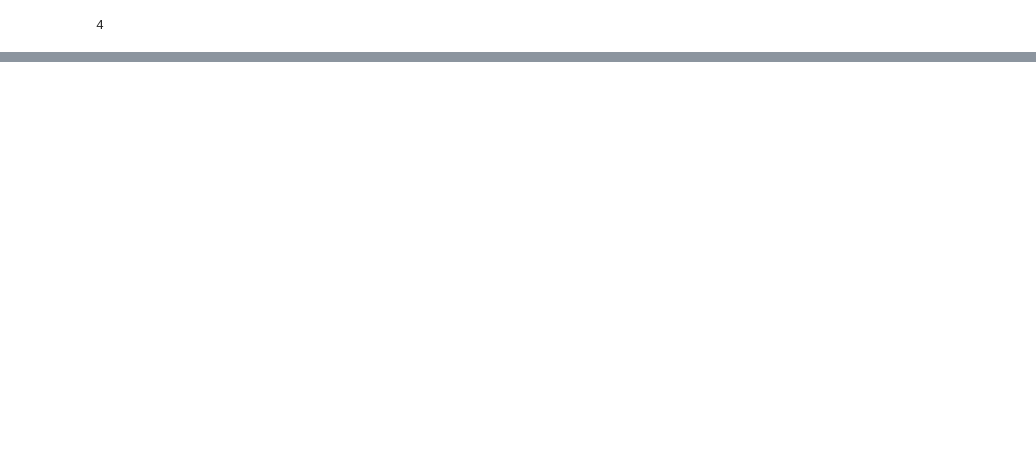
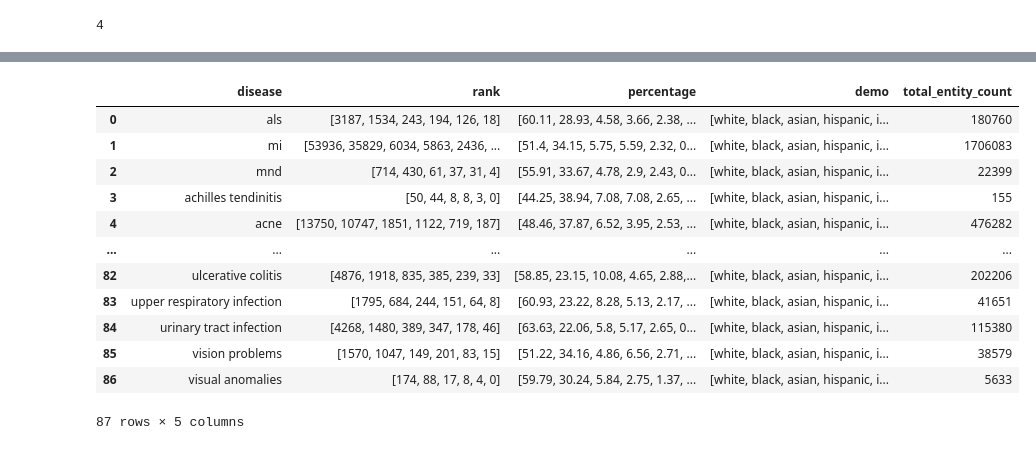
Before and after one commit to shan23chen/Cross-Care, a Jupyter notebook: propagation_eval/section1/co_occurence_count_analysis.ipynb, the cells around one changed output, grey strips where cells are left out. Drawn from its saved outputs; the diff is of its cells as text; code cells hidden in the pictures; blank space fills up the shorter version.

```diff
--- a/propagation_eval/section1/co_occurence_count_analysis.ipynb
+++ b/propagation_eval/section1/co_occurence_count_analysis.ipynb
@@ -98,3 +98,16 @@ CACHED RUN for gender: 73 diseases are the same in the top 77 diseases in each w
 ## making general chart
 # %% [markdown]
 since we have already proved there are not much difference, we will continue to only use 250 window size not only because of its better coverage, but also given modern LMs' longer context abilities.
+# %%
+import sys
+sys.path.insert(0, '../../co_occurrence_generate')
+from replace_disease_names import medical_keywords_dict
+
+d_total_counts = pd.read_json('../../co_occurrence_results/output_infinigram/document_counts/results_disease_document_counts_pile.json')
+d_total_counts['disease'] = [medical_keywords_dict[i][0] for i in d_total_counts['disease']]
+#rename count to total_entity_count
+d_total_counts = d_total_counts.rename(columns={'count': 'total_entity_count'})
+
+# sort d_total_counts based on disease
+d_total_counts = d_total_counts.sort_values('disease')
+d_total_counts
@@ -206,3 +233,21 @@ df_result
+# %%
+# merge with d_total_counts
+df_result = df_result.merge(d_total_counts, on='disease')
+df_result
+# %% [output]
+|  | disease | rank | percentage | demo | total_entity_count |
+| 0 | als | [3187, 1534, 243, 194, 126, 18] | [60.11, 28.93, 4.58, 3.66, 2.38, ... | [white, black, asian, hispanic, i... | 180760 |
+| 1 | mi | [53936, 35829, 6034, 5863, 2436, ... | [51.4, 34.15, 5.75, 5.59, 2.32, 0... | [white, black, asian, hispanic, i... | 1706083 |
+| 2 | mnd | [714, 430, 61, 37, 31, 4] | [55.91, 33.67, 4.78, 2.9, 2.43, 0... | [white, black, asian, hispanic, i... | 22399 |
+| 3 | achilles tendinitis | [50, 44, 8, 8, 3, 0] | [44.25, 38.94, 7.08, 7.08, 2.65, ... | [white, black, asian, hispanic, i... | 155 |
+| 4 | acne | [13750, 10747, 1851, 1122, 719, 187] | [48.46, 37.87, 6.52, 3.95, 2.53, ... | [white, black, asian, hispanic, i... | 476282 |
+| ... | ... | ... | ... | ... | ... |
+| 82 | ulcerative colitis | [4876, 1918, 835, 385, 239, 33] | [58.85, 23.15, 10.08, 4.65, 2.88,... | [white, black, asian, hispanic, i... | 202206 |
+| 83 | upper respiratory infection | [1795, 684, 244, 151, 64, 8] | [60.93, 23.22, 8.28, 5.13, 2.17, ... | [white, black, asian, hispanic, i... | 41651 |
+| 84 | urinary tract infection | [4268, 1480, 389, 347, 178, 46] | [63.63, 22.06, 5.8, 5.17, 2.65, 0... | [white, black, asian, hispanic, i... | 115380 |
+| 85 | vision problems | [1570, 1047, 149, 201, 83, 15] | [51.22, 34.16, 4.86, 6.56, 2.71, ... | [white, black, asian, hispanic, i... | 38579 |
+| 86 | visual anomalies | [174, 88, 17, 8, 4, 0] | [59.79, 30.24, 5.84, 2.75, 1.37, ... | [white, black, asian, hispanic, i... | 5633 |
+87 rows × 5 columns
 # %%
 # TODO
 
```
Also changed, not shown: parts of 9 cells of this notebook, 1 other file.
